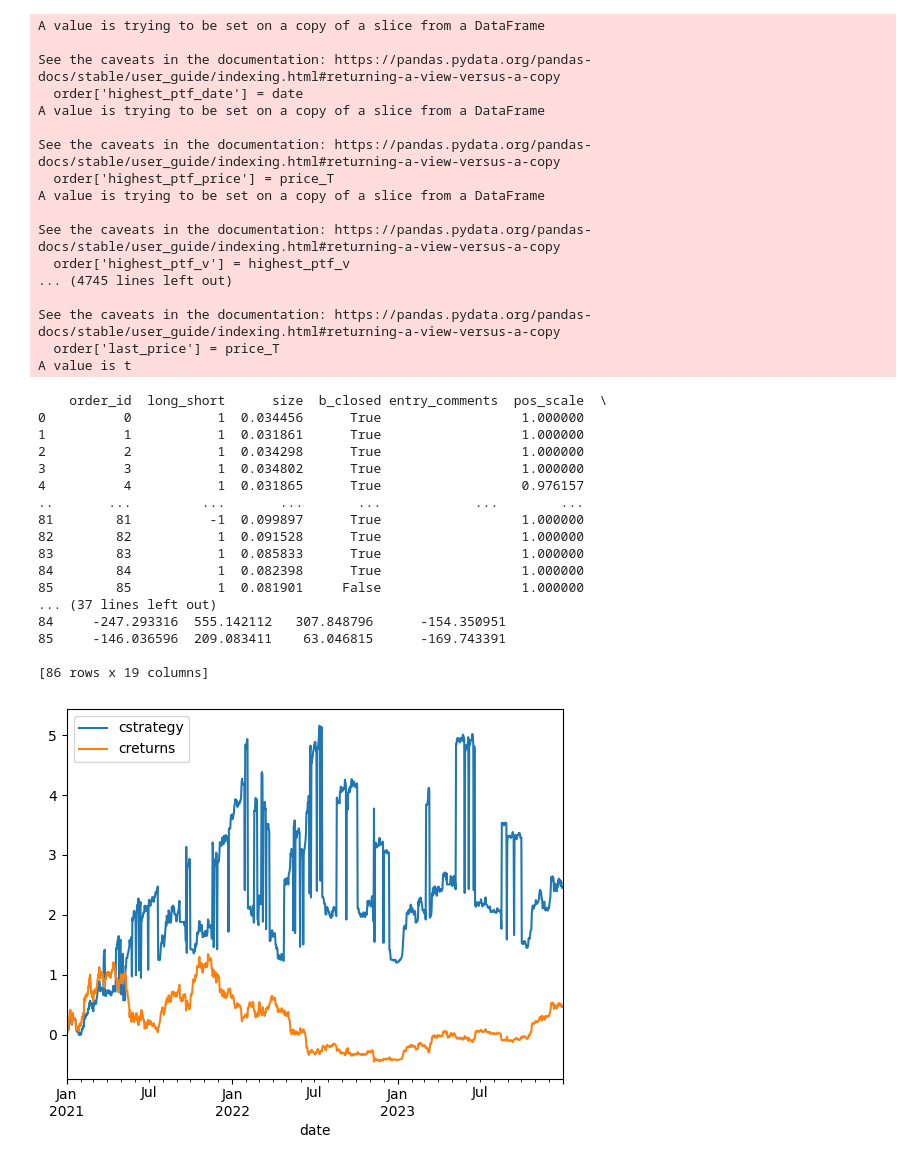
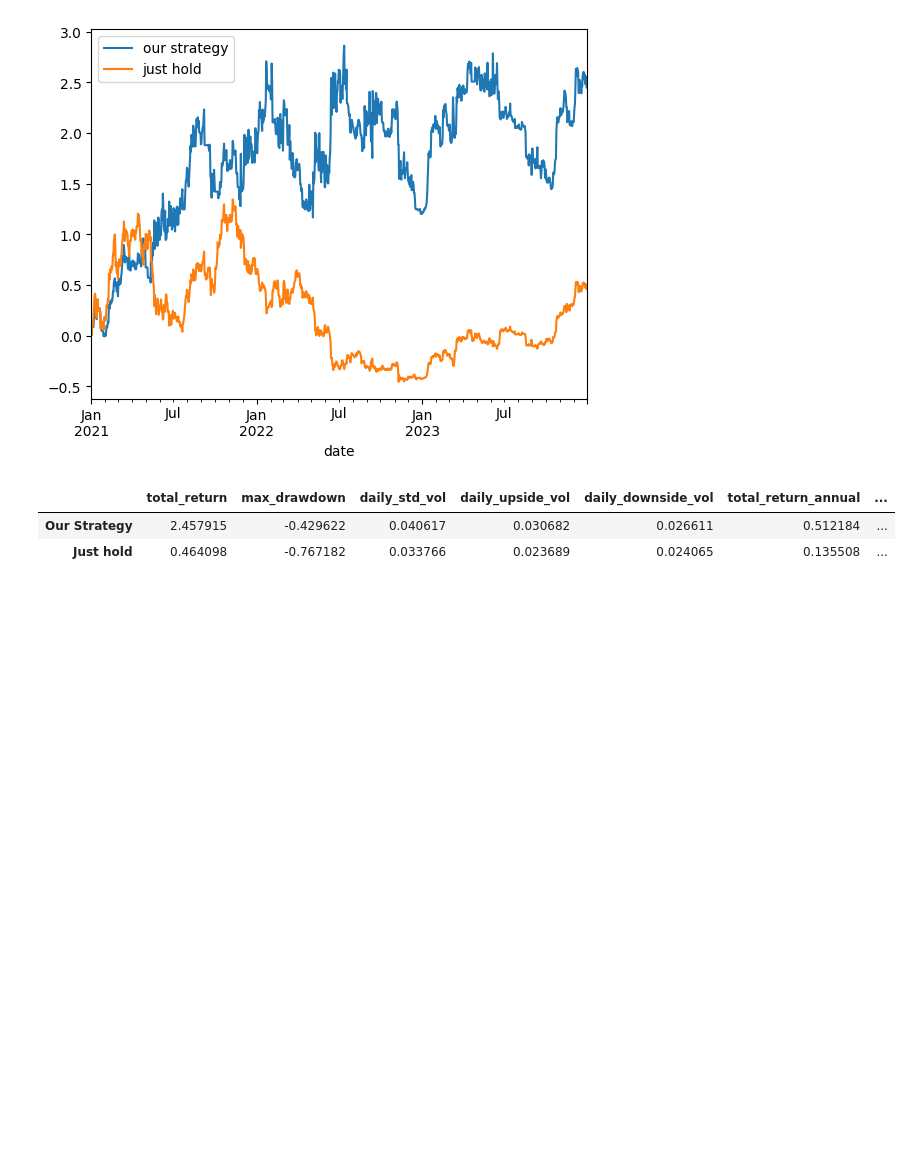
Before and after one commit to xben12/bbk_quant, a Jupyter notebook: main.ipynb, the cells around one changed output. Drawn from its saved outputs; the diff is of its cells as text; code cells hidden in the pictures; blank space fills up the shorter version.

Commit message:
add perf evaluate

```diff
--- a/main.ipynb
+++ b/main.ipynb
@@ -1,53 +1,19 @@
 # %%
 from lib_book import Book
 from lib_evaluate import InvestPerformance
 import matplotlib.pyplot as plt
-
 import pandas as pd
 
 mb = Book('btc')
 
 ip = InvestPerformance()
-df_bk = mb.run_strategy( '2021-01-01', '2023-12-31', invest_amt  = 1000, mmt_list = [30], vlt_list = [7, 180])
-df_orders = mb.orders.df_orders
-df_orders.to_clipboard()
-print(df_orders)
+df_bk, df_orders = mb.run_strategy( '2021-01-01', '2023-12-31', invest_amt  = 1000, mmt_list = [30], vlt_list = [7, 180])
+df_rst = ip.evaluate(df_bk, return_cols=['nav_returns', 'returns'], return_labels=['Our Strategy', 'Just hold'])
+print(df_rst)
 
-df_bk[[ 'cstrategy', 'creturns']].plot()
-plt.show()
+mb.show()
 # %% [output]
-A value is trying to be set on a copy of a slice from a DataFrame
-
-See the caveats in the documentation: https://pandas.pydata.org/pandas-docs/stable/user_guide/indexing.html#returning-a-view-versus-a-copy
-  order['highest_ptf_date'] = date
-A value is trying to be set on a copy of a slice from a DataFrame
-
-See the caveats in the documentation: https://pandas.pydata.org/pandas-docs/stable/user_guide/indexing.html#returning-a-view-versus-a-copy
-  order['highest_ptf_price'] = price_T
-A value is trying to be set on a copy of a slice from a DataFrame
-
-See the caveats in the documentation: https://pandas.pydata.org/pandas-docs/stable/user_guide/indexing.html#returning-a-view-versus-a-copy
-  order['highest_ptf_v'] = highest_ptf_v
-... (4745 lines left out)
-
-See the caveats in the documentation: https://pandas.pydata.org/pandas-docs/stable/user_guide/indexing.html#returning-a-view-versus-a-copy
-  order['last_price'] = price_T
-A value is t
-    order_id  long_short      size  b_closed entry_comments  pos_scale  \
-0          0           1  0.034456      True                  1.000000
-1          1           1  0.031861      True                  1.000000
-2          2           1  0.034298      True                  1.000000
-3          3           1  0.034802      True                  1.000000
-4          4           1  0.031865      True                  0.976157
-..       ...         ...       ...       ...            ...        ...
-81        81          -1  0.099897      True                  1.000000
-82        82           1  0.091528      True                  1.000000
-83        83           1  0.085833      True                  1.000000
-84        84           1  0.082398      True                  1.000000
-85        85           1  0.081901     False                  1.000000
-... (37 lines left out)
-84     -247.293316  555.142112   307.848796      -154.350951
-85     -146.036596  209.083411    63.046815      -169.743391
-
-[86 rows x 19 columns]
-[figure, old version]
+[figure, new version]
+|  | total_return | max_drawdown | daily_std_vol | daily_upside_vol | daily_downside_vol | total_return_annual | ... |
+| Our Strategy | 2.457915 | -0.429622 | 0.040617 | 0.030682 | 0.026611 | 0.512184 | ... |
+| Just hold | 0.464098 | -0.767182 | 0.033766 | 0.023689 | 0.024065 | 0.135508 | ... |
```
Also changed, not shown: 4 other files.
